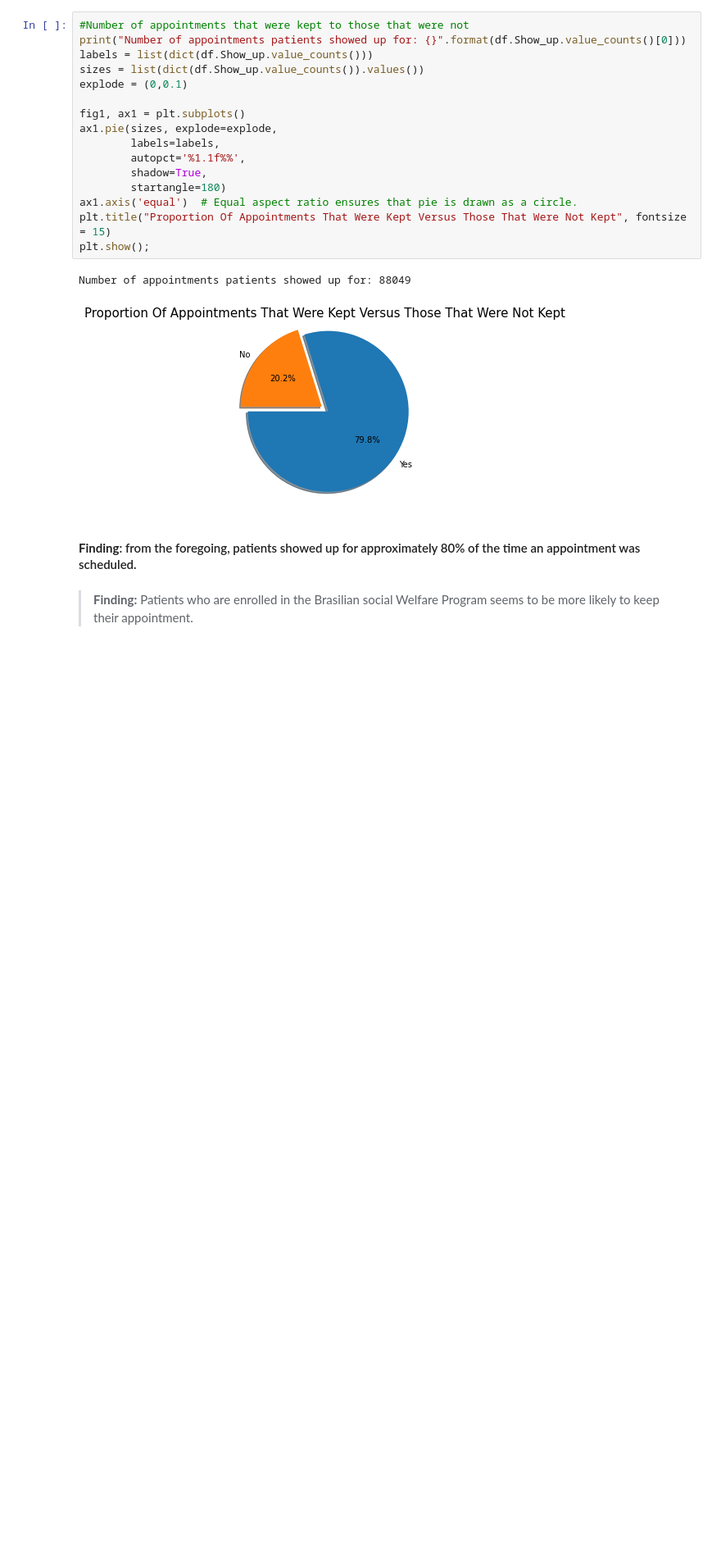
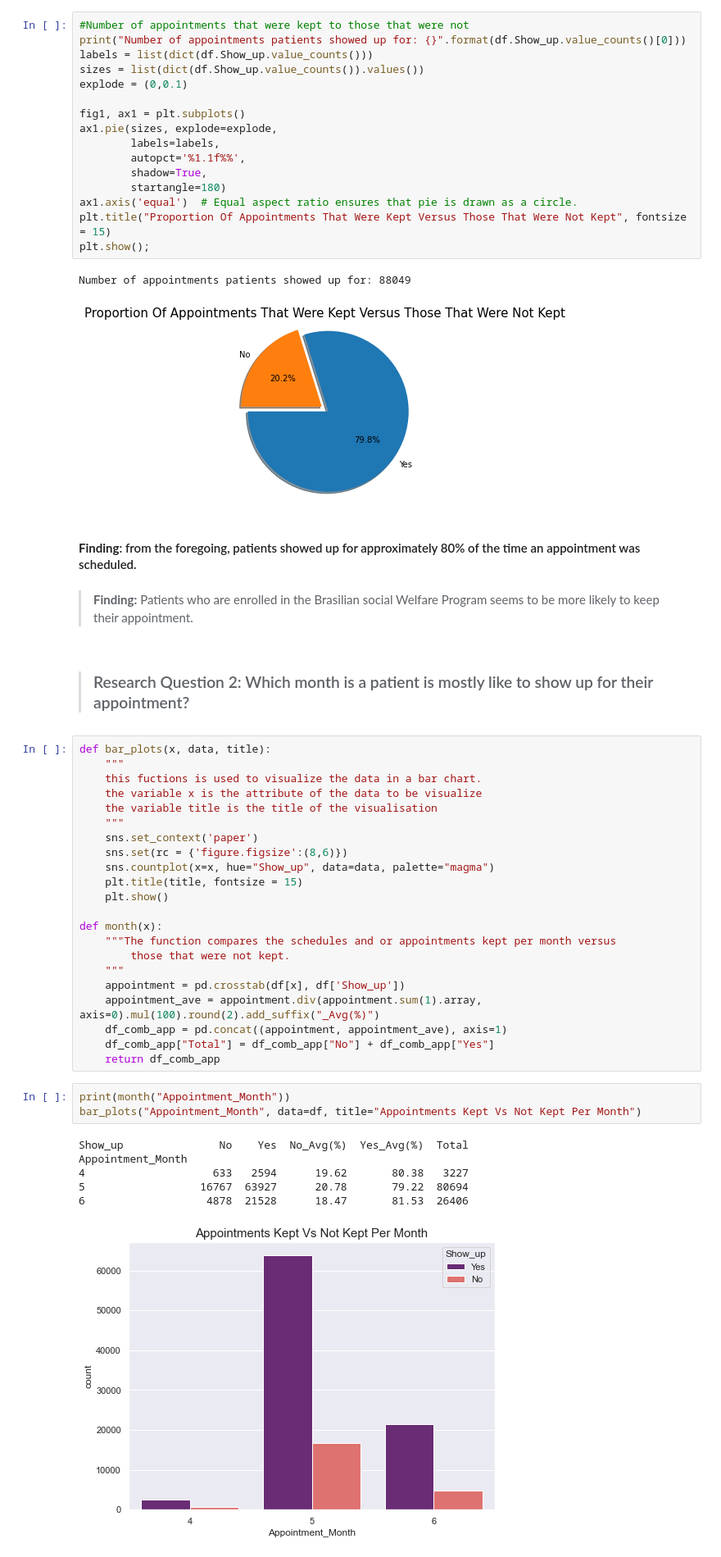
Before and after one commit to PatrickEmmanuel/NO-SHOW-APPOINTMENT-DATA-EXPLORATION-AND-ANALYSIS, a Jupyter notebook: No-Show-Appointment-Data-Exploration-And-Analysis.ipynb, the cells around one changed output. Shown at 82% size. Saved outputs shown, nothing was run; the diff lists cells and outputs as text; blank space fills up the shorter version.

Commit message:
Answer research question 2

```diff
--- a/No-Show-Appointment-Data-Exploration-And-Analysis.ipynb
+++ b/No-Show-Appointment-Data-Exploration-And-Analysis.ipynb
@@ -264,3 +264,37 @@ Number of appointments patients showed up for: 88049
 #### **Finding**: from the foregoing, patients showed up for approximately 80% of the time an appointment was scheduled.
 # %% [markdown]
 >**Finding:** Patients who are enrolled in the Brasilian social Welfare Program seems to be more likely to keep their appointment.
+# %% [markdown]
+>### Research Question 2: Which month is a patient is mostly like to show up for their appointment?
+# %%
+def bar_plots(x, data, title):
+    """
+    this fuctions is used to visualize the data in a bar chart.
+    the variable x is the attribute of the data to be visualize
+    the variable title is the title of the visualisation
+    """
+    sns.set_context('paper')
+    sns.set(rc = {'figure.figsize':(8,6)})
+    sns.countplot(x=x, hue="Show_up", data=data, palette="magma")
+    plt.title(title, fontsize = 15)
+    plt.show()
+
+def month(x):
+    """The function compares the schedules and or appointments kept per month versus
+        those that were not kept.
+    """
+    appointment = pd.crosstab(df[x], df['Show_up'])
+    appointment_ave = appointment.div(appointment.sum(1).array, axis=0).mul(100).round(2).add_suffix("_Avg(%)")
+    df_comb_app = pd.concat((appointment, appointment_ave), axis=1)
+    df_comb_app["Total"] = df_comb_app["No"] + df_comb_app["Yes"]
+    return df_comb_app
+# %%
+print(month("Appointment_Month"))
+bar_plots("Appointment_Month", data=df, title="Appointments Kept Vs Not Kept Per Month")
+# %% [output]
+Show_up               No    Yes  No_Avg(%)  Yes_Avg(%)  Total
+Appointment_Month
+4                    633   2594      19.62       80.38   3227
+5                  16767  63927      20.78       79.22  80694
+6                   4878  21528      18.47       81.53  26406
+[figure, added]
```
Also changed, not shown: parts of 2 cells of this notebook.
